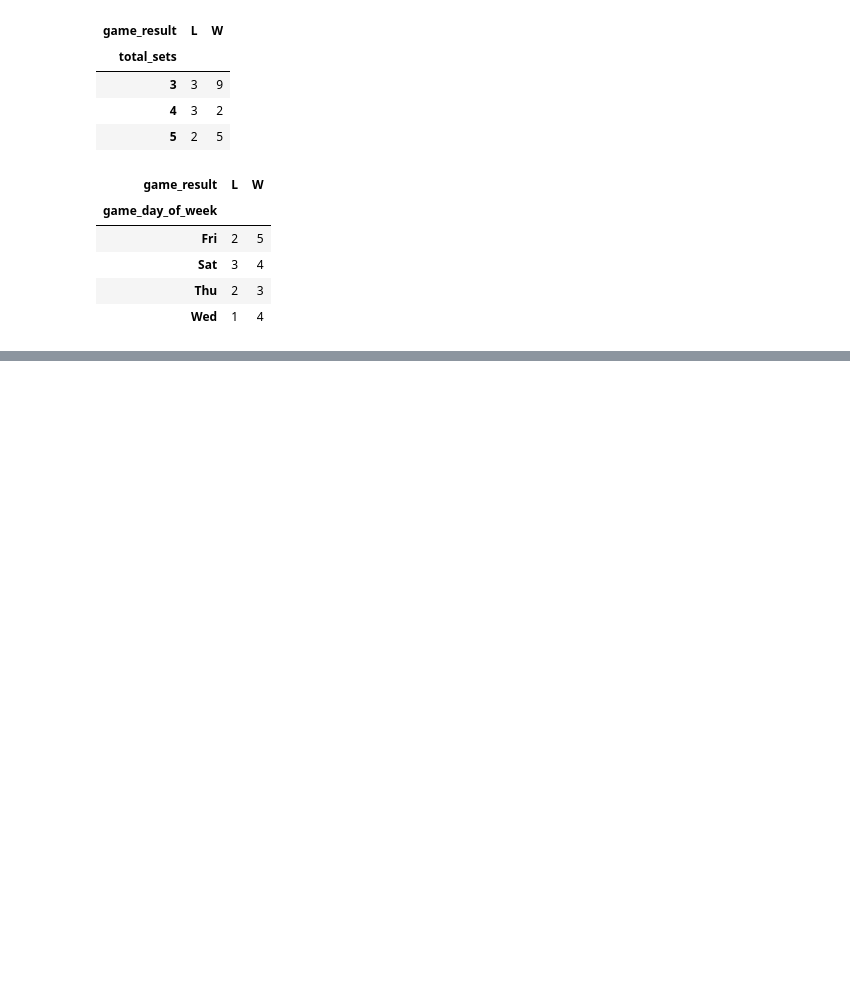
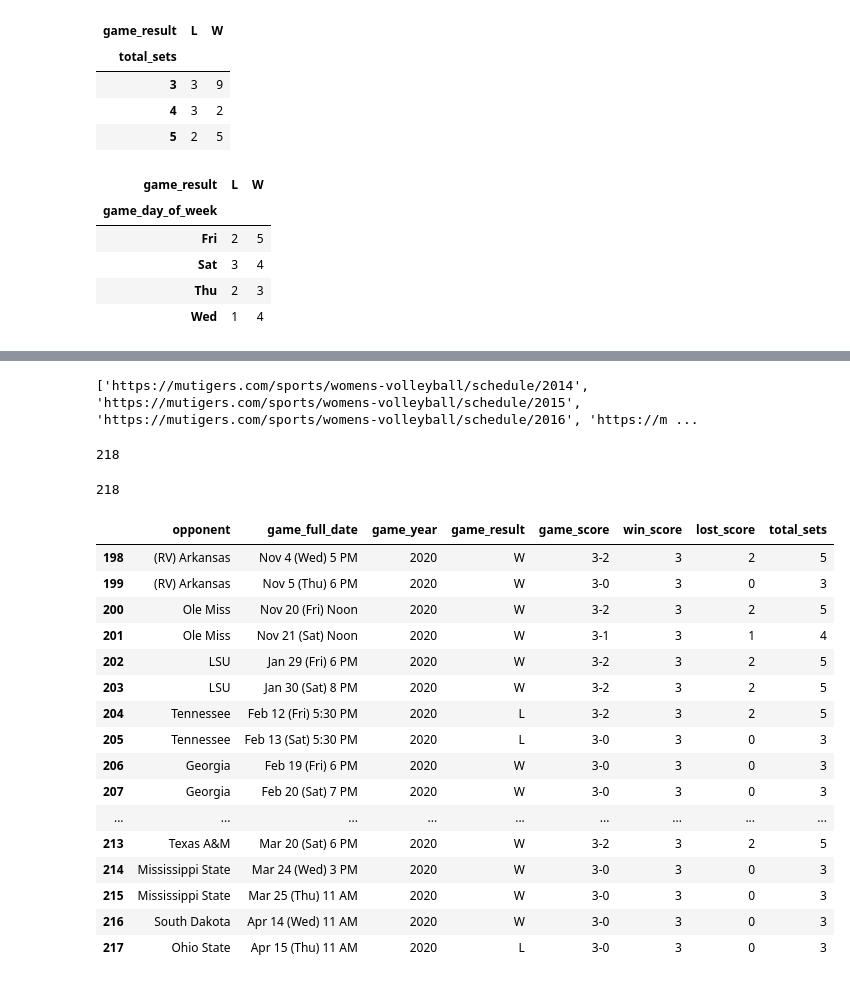
Before and after one commit to gcdean38/MSM_python, a Jupyter notebook: kcou/volleyball/w_volleyball.ipynb, the cells around one changed output, grey strips where cells are left out. Cells and saved outputs as stored; diff of their text form; code cells hidden in the pictures; blank space fills up the shorter version.

Commit message:
new notebooks for upcoming games

```diff
--- a/kcou/volleyball/w_volleyball.ipynb
+++ b/kcou/volleyball/w_volleyball.ipynb
@@ -128,0 +151,14 @@ pd.crosstab(index = volleyball_results_2020['game_day_of_week'], columns = volle
+# %%
+years = []
+for year in range(2014,2021):
+    years.append(str(year))
+# %%
+base_schedule_url = 'https://mutigers.com/sports/womens-volleyball/schedule/'
+schedule_urls = []
+for year in years:
+    miz_schedule_url = base_schedule_url+year
+    schedule_urls.append(miz_schedule_url)
+# %%
+print(schedule_urls)
+# %% [output]
+['https://mutigers.com/sports/womens-volleyball/schedule/2014', 'https://mutigers.com/sports/womens-volleyball/schedule/2015', 'https://mutigers.com/sports/womens-volleyball/schedule/2016', 'https://m ...
@@ -128,0 +216,43 @@ pd.crosstab(index = volleyball_results_2020['game_day_of_week'], columns = volle
+# %%
+len(opponent_list[:])
+# %% [output]
+218
+# %%
+len(result_list[:])
+# %% [output]
+218
+# %%
+miz_hist_record['opponent'] = opponent_list
+miz_hist_record['game_full_date'] = date_list
+miz_hist_record['game_year'] = year_list
+miz_hist_record['game_result'] = result_list
+
+# miz_hist_record[['game_date','game_full_date']] = miz_hist_record['game_full_date'].str.split("(",expand=True)
+# miz_hist_record[['game_day_of_week','game_time']] = miz_hist_record['game_full_date'].str.split(")",expand=True)
+miz_hist_record[['game_result','game_score']] = miz_hist_record['game_result'].str.split(',',expand=True)
+miz_hist_record[['win_score','lost_score']] = miz_hist_record['game_score'].str.split('-',expand=True)
+
+miz_hist_record['win_score'] = pd.to_numeric(miz_hist_record['win_score'])
+miz_hist_record['lost_score'] = pd.to_numeric(miz_hist_record['lost_score'])
+
+miz_hist_record['total_sets'] = miz_hist_record['win_score'] + miz_hist_record['lost_score']
+# %%
+miz_hist_record[-20:]
+# %% [output]
+|  | opponent | game_full_date | game_year | game_result | game_score | win_score | lost_score | total_sets |
+| 198 | (RV) Arkansas | Nov 4 (Wed) 5 PM | 2020 | W | 3-2 | 3 | 2 | 5 |
+| 199 | (RV) Arkansas | Nov 5 (Thu) 6 PM | 2020 | W | 3-0 | 3 | 0 | 3 |
+| 200 | Ole Miss | Nov 20 (Fri) Noon | 2020 | W | 3-2 | 3 | 2 | 5 |
+| 201 | Ole Miss | Nov 21 (Sat) Noon | 2020 | W | 3-1 | 3 | 1 | 4 |
+| 202 | LSU | Jan 29 (Fri) 6 PM | 2020 | W | 3-2 | 3 | 2 | 5 |
+| 203 | LSU | Jan 30 (Sat) 8 PM | 2020 | W | 3-2 | 3 | 2 | 5 |
+| 204 | Tennessee | Feb 12 (Fri) 5:30 PM | 2020 | L | 3-2 | 3 | 2 | 5 |
+| 205 | Tennessee | Feb 13 (Sat) 5:30 PM | 2020 | L | 3-0 | 3 | 0 | 3 |
+| 206 | Georgia | Feb 19 (Fri) 6 PM | 2020 | W | 3-0 | 3 | 0 | 3 |
+| 207 | Georgia | Feb 20 (Sat) 7 PM | 2020 | W | 3-0 | 3 | 0 | 3 |
+| ... | ... | ... | ... | ... | ... | ... | ... | ... |
+| 213 | Texas A&M | Mar 20 (Sat) 6 PM | 2020 | W | 3-2 | 3 | 2 | 5 |
+| 214 | Mississippi State | Mar 24 (Wed) 3 PM | 2020 | W | 3-0 | 3 | 0 | 3 |
+| 215 | Mississippi State | Mar 25 (Thu) 11 AM | 2020 | W | 3-0 | 3 | 0 | 3 |
+| 216 | South Dakota | Apr 14 (Wed) 11 AM | 2020 | W | 3-0 | 3 | 0 | 3 |
+| 217 | Ohio State | Apr 15 (Thu) 11 AM | 2020 | L | 3-0 | 3 | 0 | 3 |
```
Also changed, not shown: parts of 6 cells of this notebook, 2 other files.
